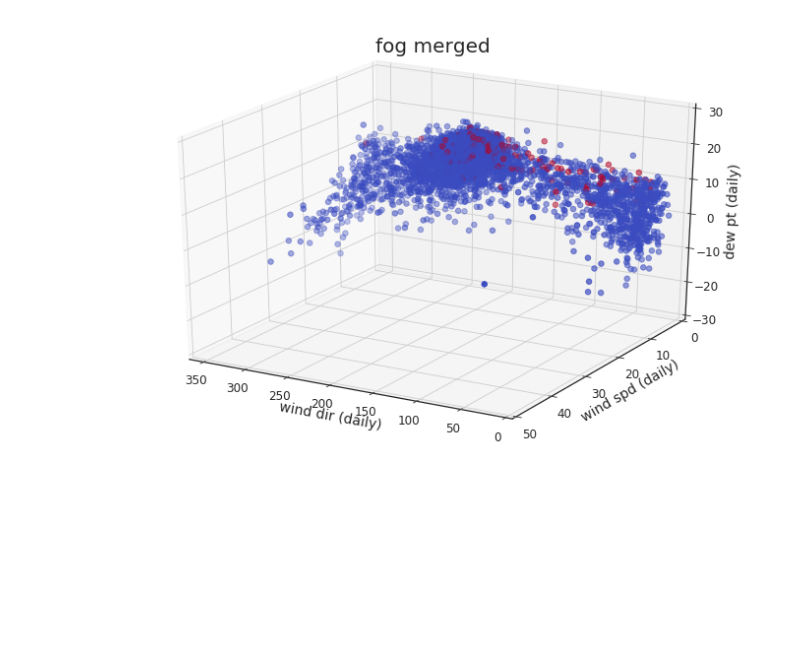
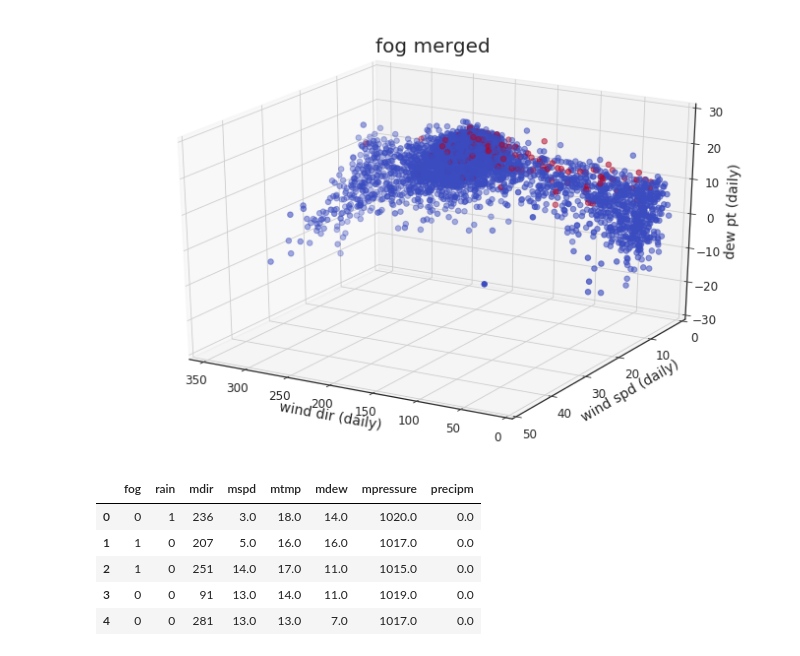
Before and after one commit to cottenplant/predicting-coastal-fog, a Jupyter notebook: Figures - 3d scatterplots.ipynb, the cells around one changed output. Saved outputs shown, nothing was run; the diff lists cells and outputs as text; code cells hidden in the pictures; blank space fills up the shorter version.

```diff
--- a/Figures - 3d scatterplots.ipynb
+++ b/Figures - 3d scatterplots.ipynb
@@ -83,3 +83,12 @@ for name, df in graphs.items():
 [figure]
 [figure]
 [figure]
+# %%
+df_smo.head()
+# %% [output]
+|  | fog | rain | mdir | mspd | mtmp | mdew | mpressure | precipm |
+| 0 | 0 | 1 | 236 | 3.0 | 18.0 | 14.0 | 1020.0 | 0.0 |
+| 1 | 1 | 0 | 207 | 5.0 | 16.0 | 16.0 | 1017.0 | 0.0 |
+| 2 | 1 | 0 | 251 | 14.0 | 17.0 | 11.0 | 1015.0 | 0.0 |
+| 3 | 0 | 0 | 91 | 13.0 | 14.0 | 11.0 | 1019.0 | 0.0 |
+| 4 | 0 | 0 | 281 | 13.0 | 13.0 | 7.0 | 1017.0 | 0.0 |
```
Also changed, not shown: 2 other files.
